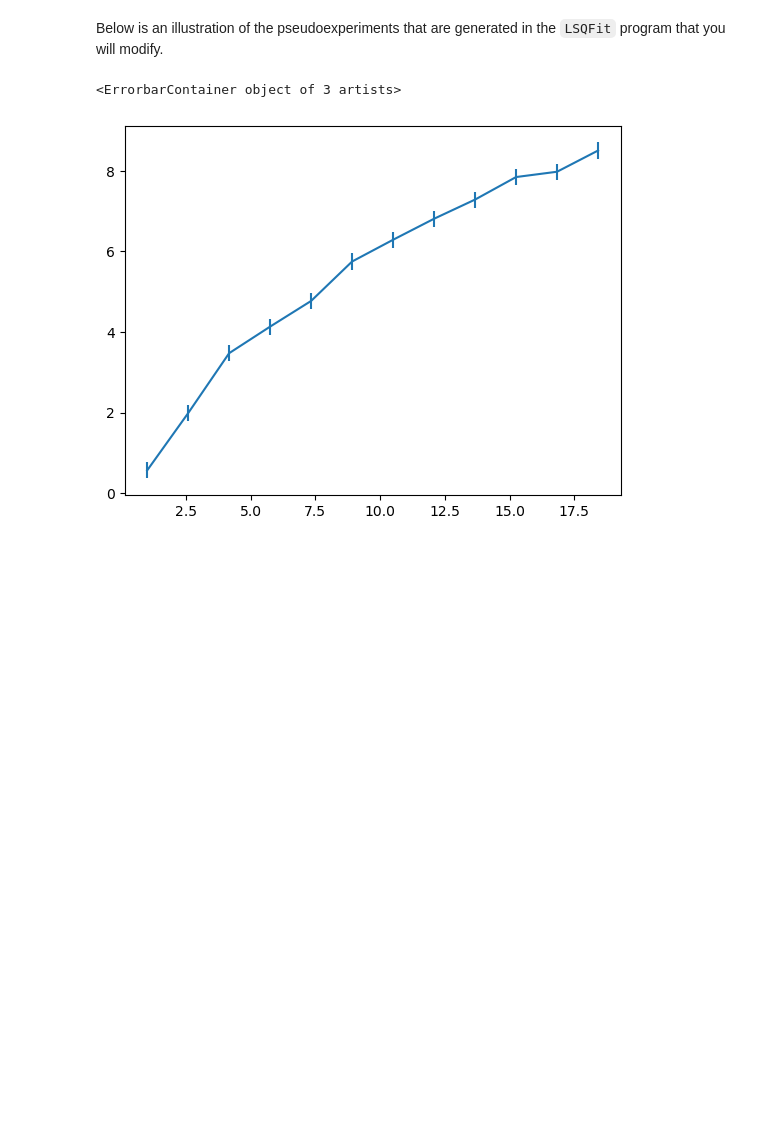
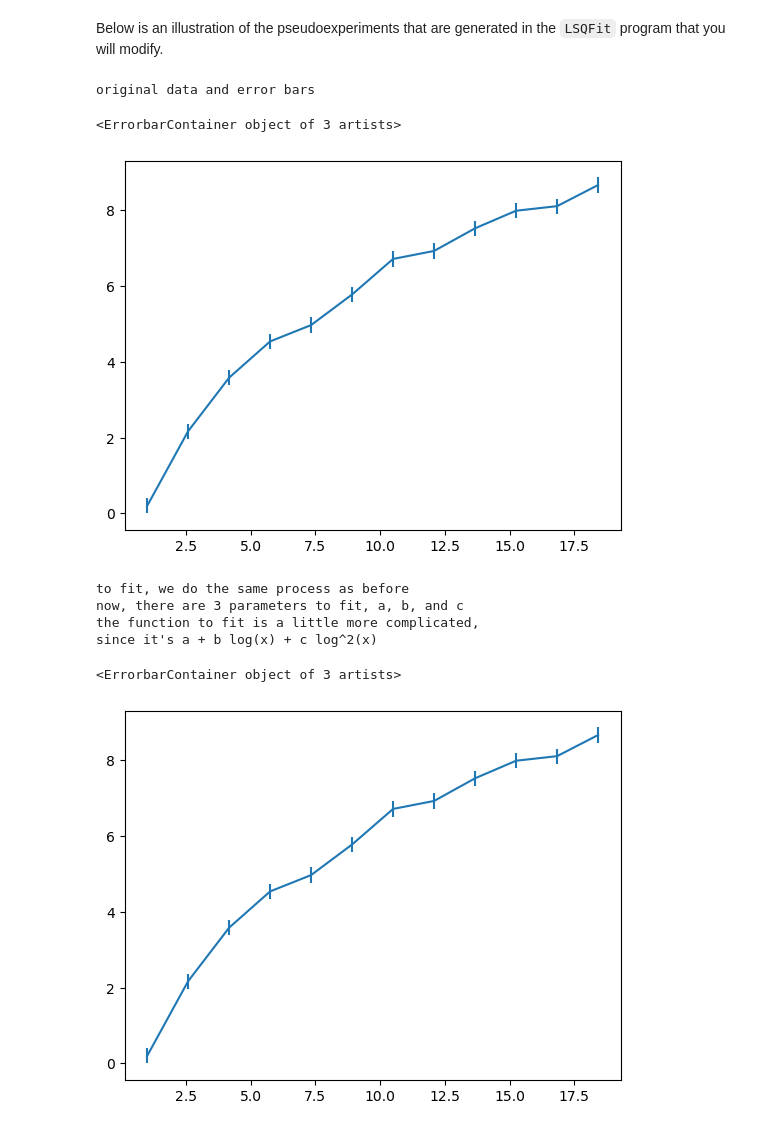
Before and after one commit to taylorjcolaizzi/fits0-taylorjcolaizzi, a Jupyter notebook: LeastSquareFit.ipynb, the cells around one changed output. Saved outputs shown, nothing was run; the diff lists cells and outputs as text; code cells hidden in the pictures; blank space fills up the shorter version.

```diff
--- a/LeastSquareFit.ipynb
+++ b/LeastSquareFit.ipynb
@@ -251,7 +251,32 @@ def getY(x,y,ey):  # x,y,ey = array-like
 # get a random sampling of the (x,y) data points, rerun to generate different data sets for the plot below
 getX(lx)
 getY(lx,ly,ley)
+print('original data and error bars')
 plt.errorbar(lx, ly, yerr=ley)
 # %% [output]
-<ErrorbarContainer object of 3 artists>
+original data and error bars
+<ErrorbarContainer object of 3 artists>
-[figure, old version]
+[figure, new version]
+# %%
+print('to fit, we do the same process as before')
+print('now, there are 3 parameters to fit, a, b, and c')
+print('the function to fit is a little more complicated,')
+print('since it\'s a + b log(x) + c log^2(x)')
+# %% [output]
+to fit, we do the same process as before
+now, there are 3 parameters to fit, a, b, and c
+the function to fit is a little more complicated,
+since it's a + b log(x) + c log^2(x)
+# %%
+# first, plot the original data
+
+ax = np.array(lx, dtype = 'd')
+ax2 = lx*lx
+ay = np.array(ly, dtype = 'd')
+ae = np.array(ley, dtype = 'd')
+nPnts = len(ax)
+
+plt.errorbar(ax, ay, yerr = ae)
+# %% [output]
+<ErrorbarContainer object of 3 artists>
+[figure, added]
```
Also changed, not shown: parts of 4 cells of this notebook, 3 other files.
